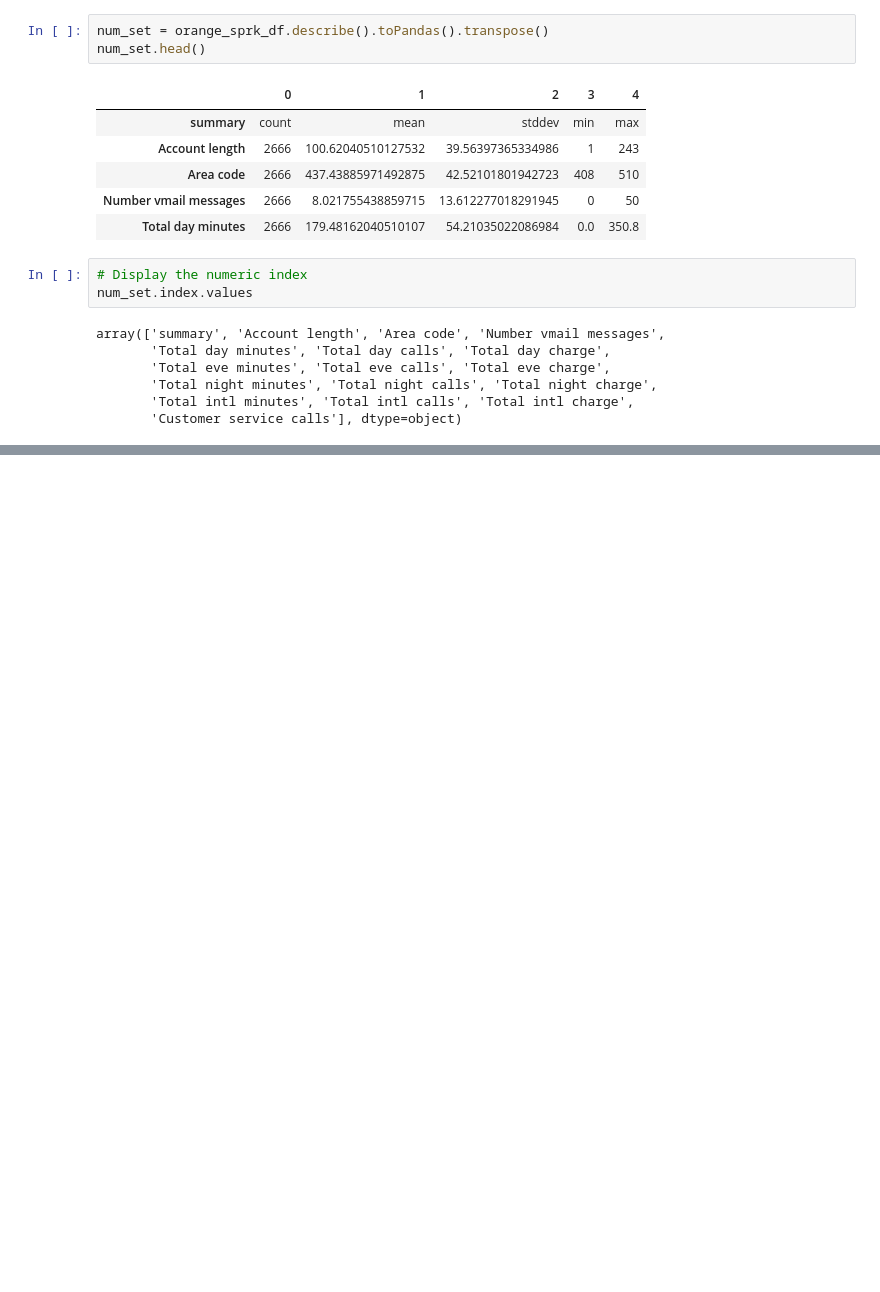
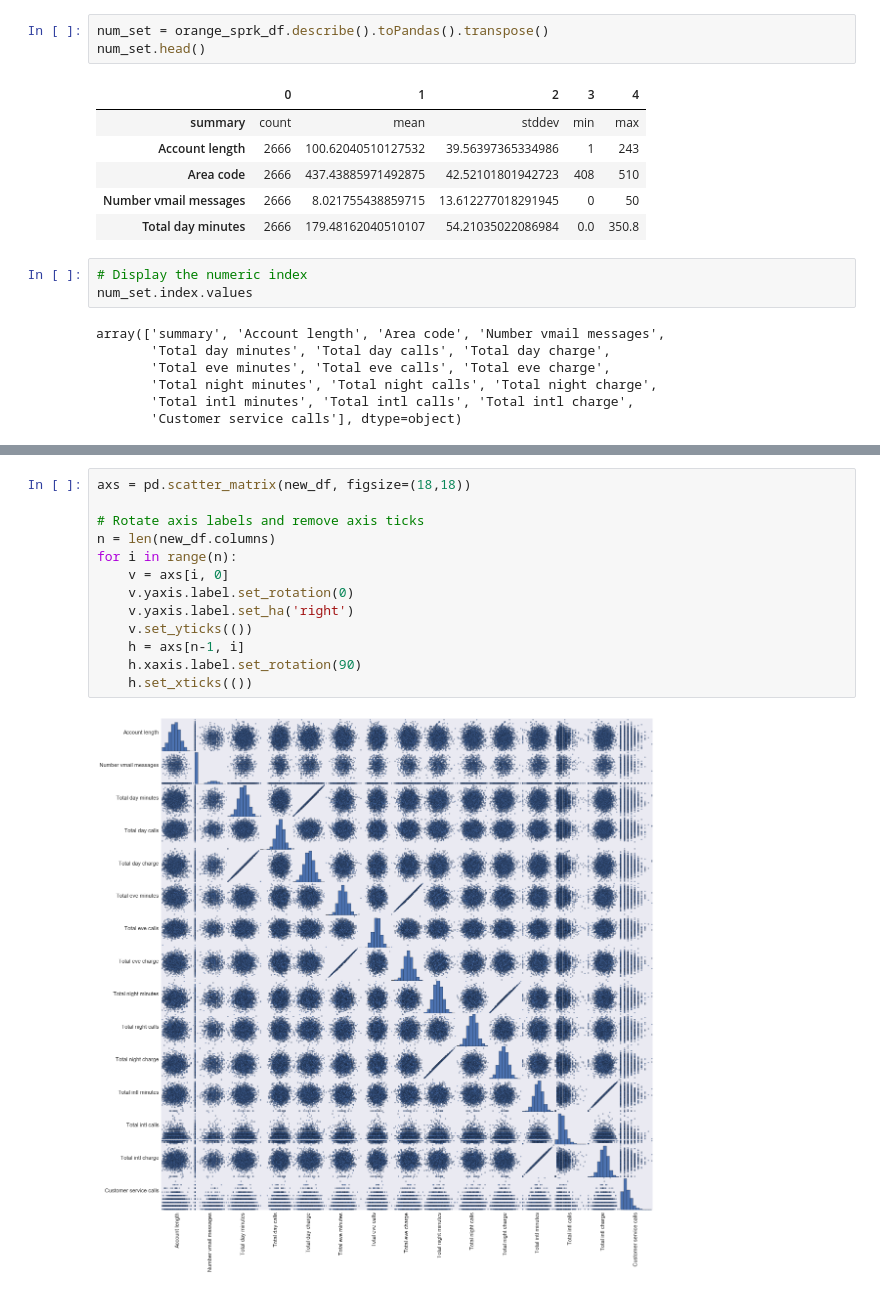
Before and after one commit to RichardAfolabi/Realtime-Data-Analytics-Using-Spark, a Jupyter notebook: Analyzing Orange Telecoms Customer Churn Dataset.ipynb, the cells around one changed output, grey strips where cells are left out. Cells and saved outputs as stored; diff of their text form; blank space fills up the shorter version.

```diff
--- a/Analyzing Orange Telecoms Customer Churn Dataset.ipynb
+++ b/Analyzing Orange Telecoms Customer Churn Dataset.ipynb
@@ -103,0 +98,15 @@ Index([u'Account length', u'Area code', u'Number vmail messages',
+# %%
+axs = pd.scatter_matrix(new_df, figsize=(18,18))
+
+# Rotate axis labels and remove axis ticks
+n = len(new_df.columns)
+for i in range(n):
+    v = axs[i, 0]
+    v.yaxis.label.set_rotation(0)
+    v.yaxis.label.set_ha('right')
+    v.set_yticks(())
+    h = axs[n-1, i]
+    h.xaxis.label.set_rotation(90)
+    h.set_xticks(())
+# %% [output]
+[figure, added]
```
Also changed, not shown: parts of 23 cells of this notebook, 9 other files.
